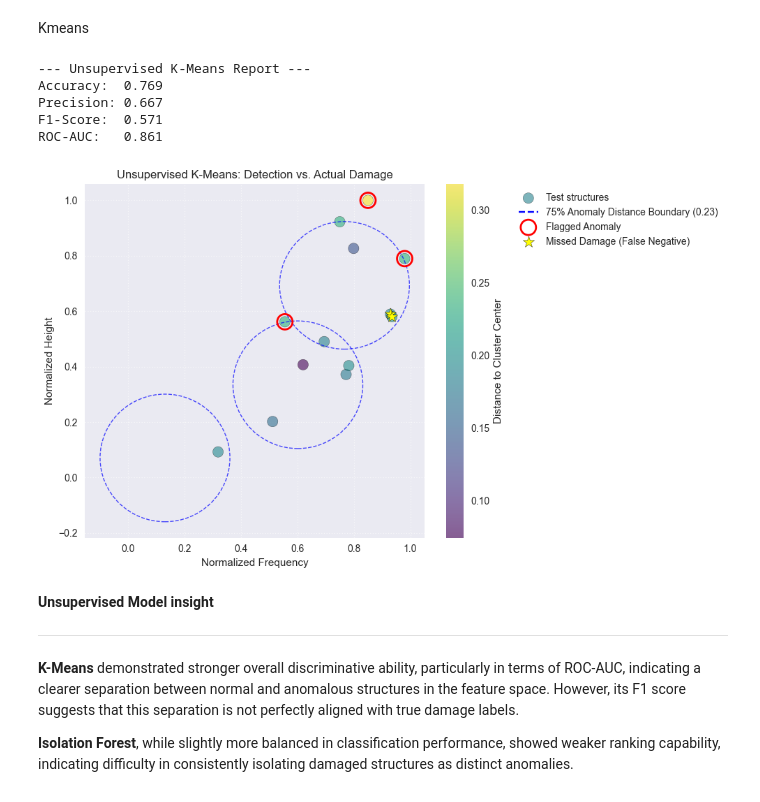
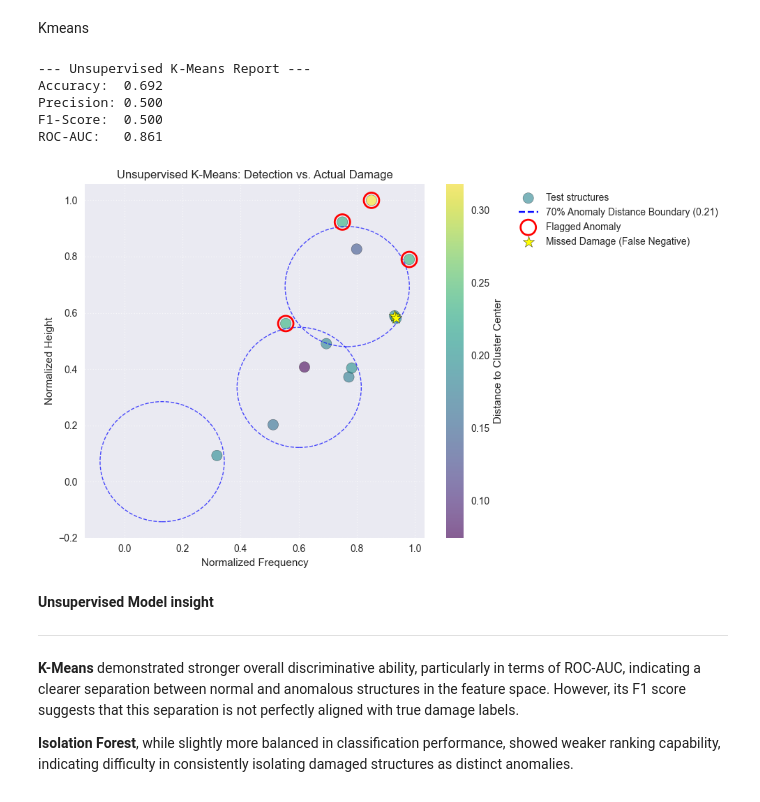
Before and after one commit to Samuel91-design/PBSHM-challenge, a Jupyter notebook: task3_anoms_bl_model.ipynb, the cells around one changed output. Saved outputs shown, nothing was run; the diff lists cells and outputs as text; code cells hidden in the pictures.

```diff
--- a/task3_anoms_bl_model.ipynb
+++ b/task3_anoms_bl_model.ipynb
@@ -155,7 +155,7 @@ def run_isolation_forest_cv_analysis(features_df, target_series, n_splits=3, con
             alpha=0.8
         )
 
-        plt.axhline(best_fold_data['threshold'], color='black', linestyle='--', label='Anomaly Threshold')
+        plt.axhline(best_fold_data['threshold'], color='black', linestyle='--', label=f'Anomaly Threshold: {threshold_fold:.2f} at {percentile_threshold}th Percentile')
         plt.title(f"Isolation Forest: Best Performing Fold (ROC-AUC: {best_fold_data['metrics']['roc_auc']:.3f})")
         plt.xlabel("Frequency Std (Normalized)")
         plt.ylabel("Anomaly Score (Model Output)")
@@ -174,7 +174,7 @@ import matplotlib.patches as patches
 from sklearn.model_selection import train_test_split
 from sklearn.metrics import accuracy_score, precision_score, f1_score, roc_auc_score, precision_recall_curve, auc
 
-def run_kmeans_anomaly_detection(features_df, target_series, n_clusters=3, n_init=100, test_size=0.25, random_state=50, percentile_threshold=75):
+def run_kmeans_anomaly_detection(features_df, target_series, n_clusters=3, n_init=100, test_size=0.25, random_state=50, percentile_threshold=70):
     """
     Performs K-Means clustering for anomaly detection on structural features.
 
@@ -267,7 +267,7 @@ def run_kmeans_anomaly_detection(features_df, target_series, n_clusters=3, n_ini
     for center in kmeans.cluster_centers_:
         circle = patches.Circle(center, threshold, edgecolor='blue', facecolor='none', linestyle='--', linewidth=1, alpha=0.7)
         plt.gca().add_patch(circle)
-    plt.plot([], [], 'b--', label=f'{percentile_threshold}% Anomaly Distance Boundary ({threshold:.2f})') # Label for the circles
+    plt.plot([], [], 'b--', label=f'{percentile_threshold}% Anomaly Distance Boundary ({threshold:.2f})') # Label for the circles ({threshold:.2f})
 
     # Mark predicted anomalies (Flagged by model)
     anomalies = X_test[y_pred_test == 1]
@@ -357,22 +357,22 @@ Kmeans
 # %%
 
 # Call the function with existing features and target_damaged
 kmeans_metrics, kmeans_viz_data = run_kmeans_anomaly_detection(
     features_df=features[['Freq_norm', 'Height_norm']],
     target_series=target_damaged,
     n_clusters=3,
     n_init=100,
     test_size=0.25,
     random_state=50,
-    percentile_threshold=75
+    percentile_threshold=70
 )
 # %% [output]
 --- Unsupervised K-Means Report ---
-Accuracy:  0.769
-Precision: 0.667
-F1-Score:  0.571
+Accuracy:  0.692
+Precision: 0.500
+F1-Score:  0.500
 ROC-AUC:   0.861
-[figure, old version]
+[figure, new version]
 # %% [markdown]
 **Unsupervised Model insight**
 
```
Also changed, not shown: parts of 1 cell of this notebook, 1 other file.
